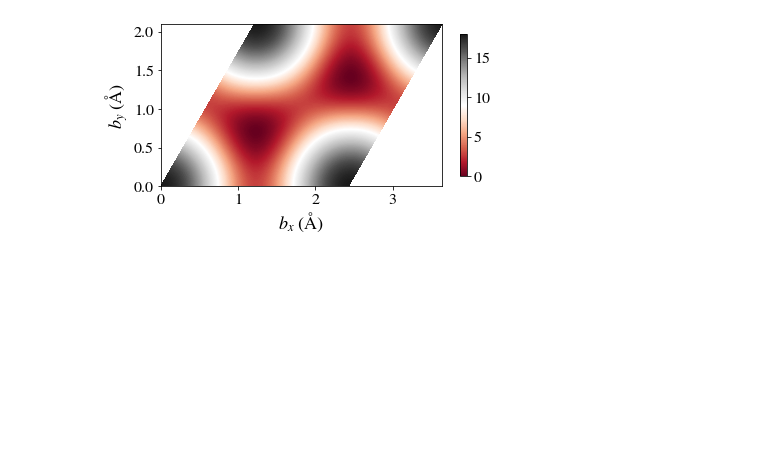
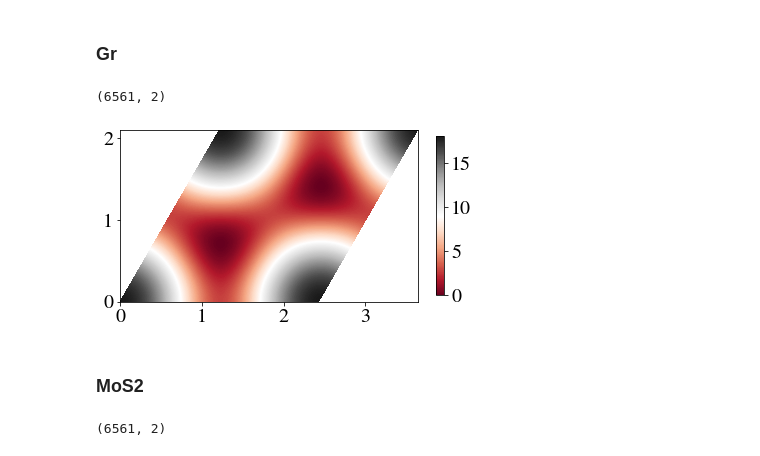
Before and after one commit to jz-lu/ml-ph, a Jupyter notebook: figure_makers/GSFE.ipynb, the cells around one changed output. Saved outputs shown, nothing was run; the diff lists cells and outputs as text; code cells hidden in the pictures; blank space fills up the shorter version.

```diff
--- a/figure_makers/GSFE.ipynb
+++ b/figure_makers/GSFE.ipynb
@@ -5,19 +6,36 @@ import matplotlib
 %matplotlib inline
+# %% [markdown]
+### Gr
 # %%
 b = np.load("/Users/jonathanlu/Documents/tvGr/b.npy")
 bx, by = b.T
 energies = np.load("/Users/jonathanlu/Documents/tvGr/e.npy")
+b.shape
+# %% [output]
+(6561, 2)
 # %%
-fig, ax = plt.subplots()
+fig, ax = plt.subplots(figsize=(6,4))
 matplotlib.rcParams['mathtext.fontset'] = 'stix'
 matplotlib.rcParams['font.family'] = 'STIXGeneral'
-plt.rc('font', size=16)
-cf = ax.tricontourf(bx, by, energies-0.04, levels=501, cmap="RdGy")
-plt.colorbar(cf, ax=ax, shrink=0.6, ticks=[0,5,10,15,20])
-ax.set_xlabel(r"$b_x$ $(\mathrm{\AA})$", fontsize=18)
-ax.set_ylabel(r"$b_y$ $(\mathrm{\AA})$", fontsize=18)
+plt.rc('font', size=FONT_SIZE)
+cf = ax.tricontourf(bx, by, energies-np.min(energies), levels=501, cmap="RdGy")
+cb = plt.colorbar(cf, ax=ax, shrink=0.65, ticks=[0,5,10,15,20])
+# ax.set_xlabel(r"$b_x$ $(\mathrm{\AA})$", fontsize=18)
 ax.set_aspect('equal') # prevent axis stretching
 plt.tight_layout()
-plt.savefig('/Users/jonathanlu/Documents/data_mlph/GSFE.png')
+ax.xaxis.set_major_locator(MultipleLocator(1))
+ax.yaxis.set_major_locator(MultipleLocator(1))
+plt.xticks(fontsize=FONT_SIZE)
+plt.yticks(fontsize=FONT_SIZE)
+plt.savefig('/Users/jonathanlu/Documents/data_mlph/GSFE_Gr.png')
 # %% [output]
-[figure, old version]
+[figure, new version]
+# %% [markdown]
+### MoS2
+# %%
+b = np.load("/Users/jonathanlu/Documents/tvMoS2/b.npy")[:,:2]
+bx, by = b.T
+energies = np.load("/Users/jonathanlu/Documents/tvMoS2/e.npy")
+b.shape
+# %% [output]
+(6561, 2)
```
Also changed, not shown: parts of 5 cells of this notebook, 24 other files.
